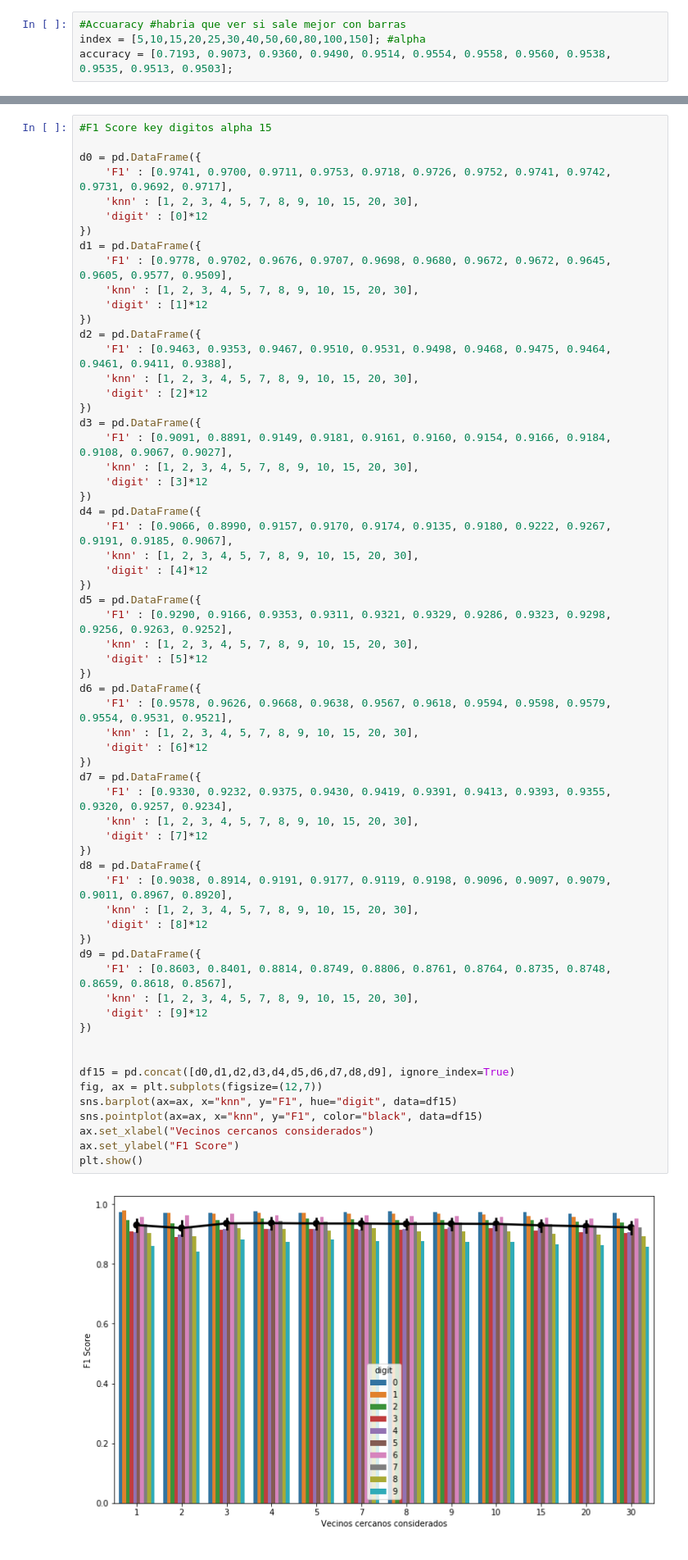
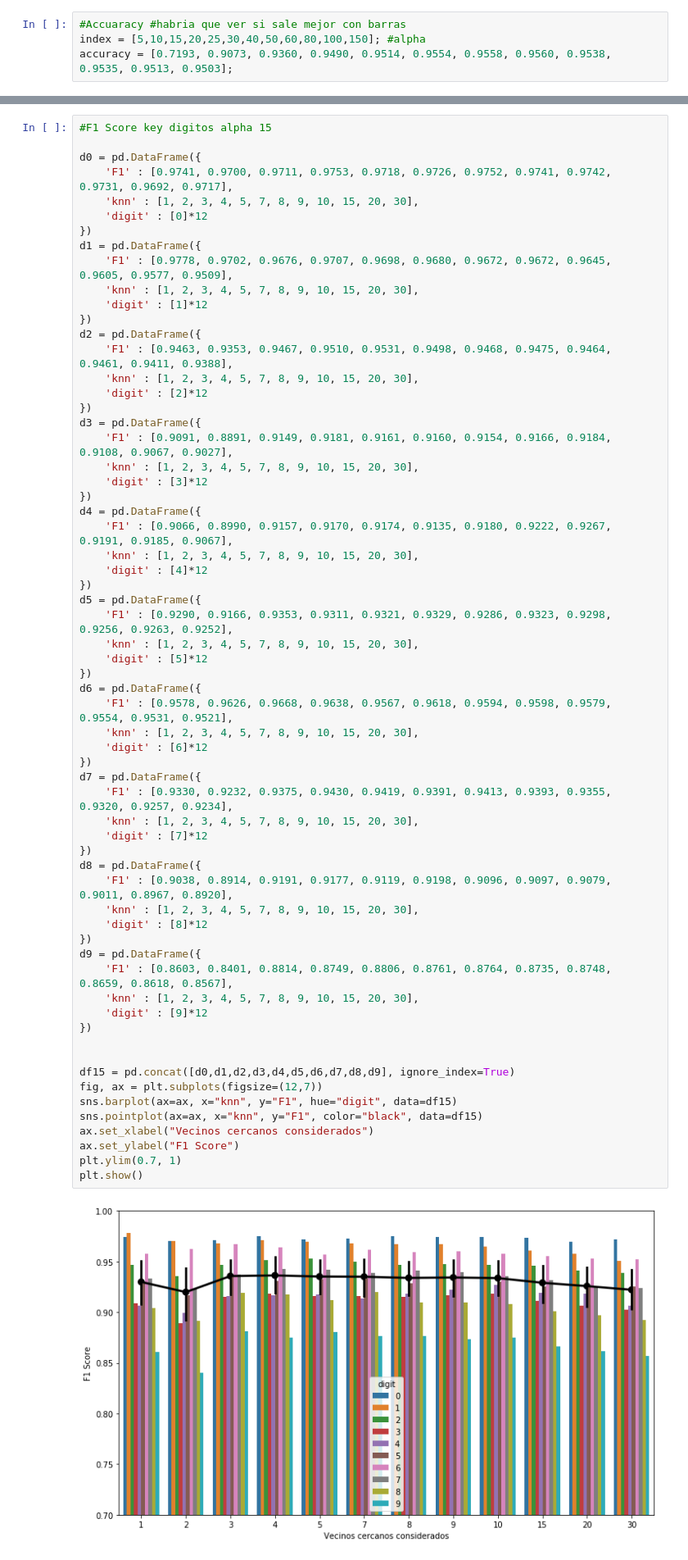
Before and after one commit to kevinfra/metnum-tp2, a Jupyter notebook: informe/Untitled.ipynb, the cells around one changed output, grey strips where cells are left out. Shown: that part at 82% size. Saved outputs shown, nothing was run; the diff lists cells and outputs as text.

```diff
--- a/informe/Untitled.ipynb
+++ b/informe/Untitled.ipynb
@@ -144,34 +144,35 @@ d5 = pd.DataFrame({
 d6 = pd.DataFrame({
     'F1' : [0.9578, 0.9626, 0.9668, 0.9638, 0.9567, 0.9618, 0.9594, 0.9598, 0.9579, 0.9554, 0.9531, 0.9521],
     'knn' : [1, 2, 3, 4, 5, 7, 8, 9, 10, 15, 20, 30],
     'digit' : [6]*12
 })
 d7 = pd.DataFrame({
     'F1' : [0.9330, 0.9232, 0.9375, 0.9430, 0.9419, 0.9391, 0.9413, 0.9393, 0.9355, 0.9320, 0.9257, 0.9234],
     'knn' : [1, 2, 3, 4, 5, 7, 8, 9, 10, 15, 20, 30],
     'digit' : [7]*12
 })
 d8 = pd.DataFrame({
     'F1' : [0.9038, 0.8914, 0.9191, 0.9177, 0.9119, 0.9198, 0.9096, 0.9097, 0.9079, 0.9011, 0.8967, 0.8920],
     'knn' : [1, 2, 3, 4, 5, 7, 8, 9, 10, 15, 20, 30],
     'digit' : [8]*12
 })
 d9 = pd.DataFrame({
     'F1' : [0.8603, 0.8401, 0.8814, 0.8749, 0.8806, 0.8761, 0.8764, 0.8735, 0.8748, 0.8659, 0.8618, 0.8567],
     'knn' : [1, 2, 3, 4, 5, 7, 8, 9, 10, 15, 20, 30],
     'digit' : [9]*12
 })
 
 
 df15 = pd.concat([d0,d1,d2,d3,d4,d5,d6,d7,d8,d9], ignore_index=True)
 fig, ax = plt.subplots(figsize=(12,7))
 sns.barplot(ax=ax, x="knn", y="F1", hue="digit", data=df15)
 sns.pointplot(ax=ax, x="knn", y="F1", color="black", data=df15)
 ax.set_xlabel("Vecinos cercanos considerados")
 ax.set_ylabel("F1 Score")
+plt.ylim(0.7, 1)
 plt.show()
 # %% [output]
-[figure, old version]
+[figure, new version]
 # %%
 #F1 Score key digitos alpha 30
 
```
Also changed, not shown: parts of 1 cell of this notebook, 2 other files.
